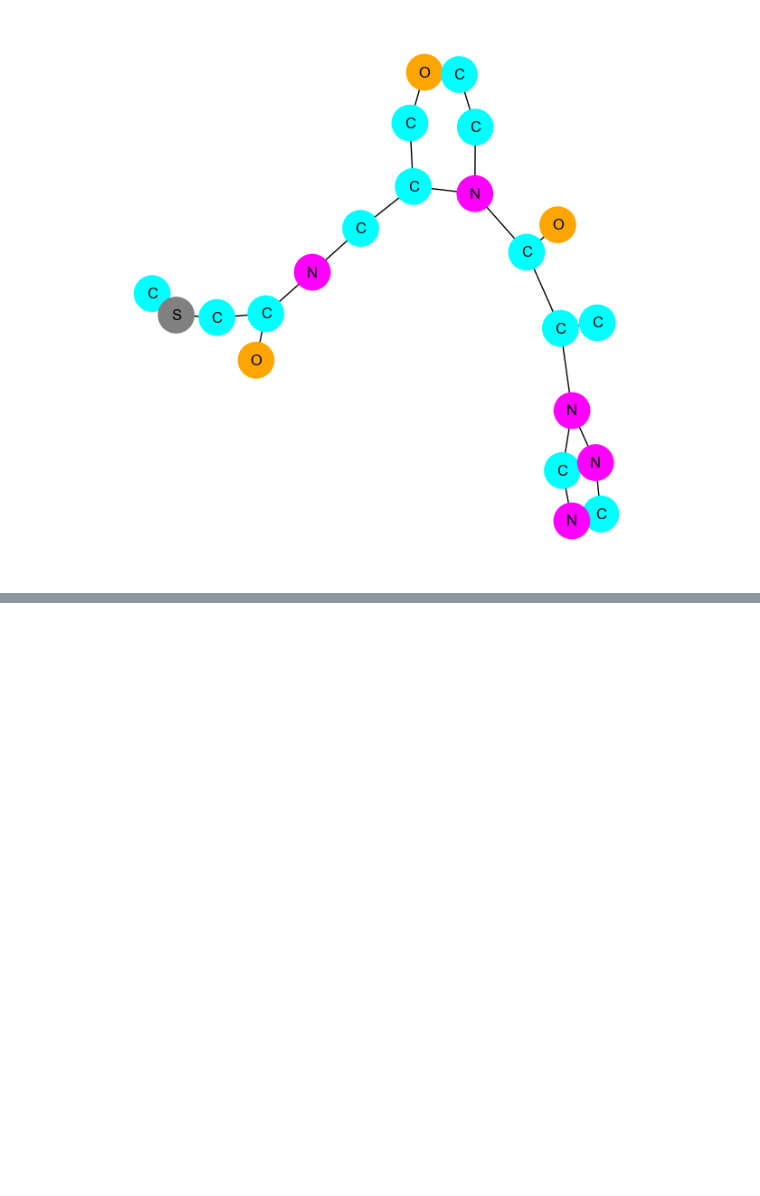
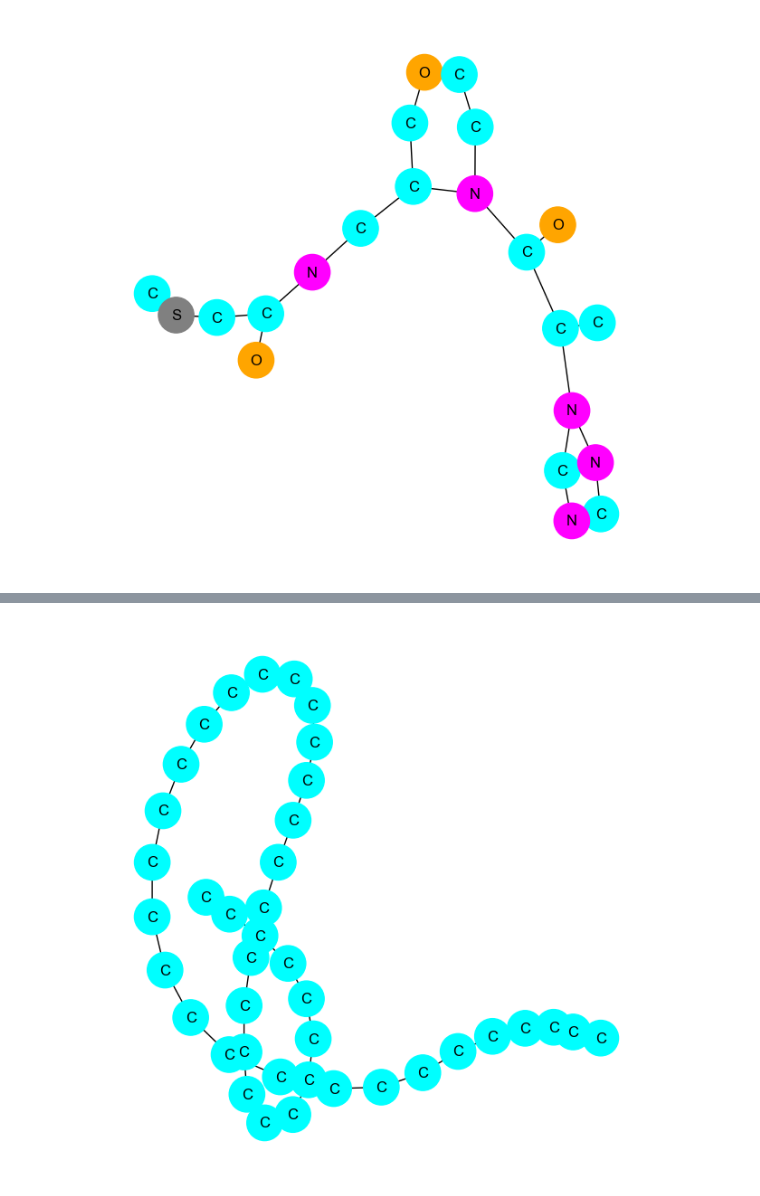
Before and after one commit to zjurillpolymer/UniPolyAI4S, a Jupyter notebook: polymer_1.ipynb, the cells around one changed output, grey strips where cells are left out. Cells and saved outputs as stored; diff of their text form; code cells hidden in the pictures; blank space fills up the shorter version.

```diff
--- a/polymer_1.ipynb
+++ b/polymer_1.ipynb
@@ -172,0 +194,5 @@ graph_repr = networkx_graph_verbose(zinc15_raw_data)
+# %%
+P_GRAPH=mol_to_nx(P_MOL)
+draw_graph(P_GRAPH)
+# %% [output]
+[figure, added]
```
Also changed, not shown: parts of 6 cells of this notebook.
